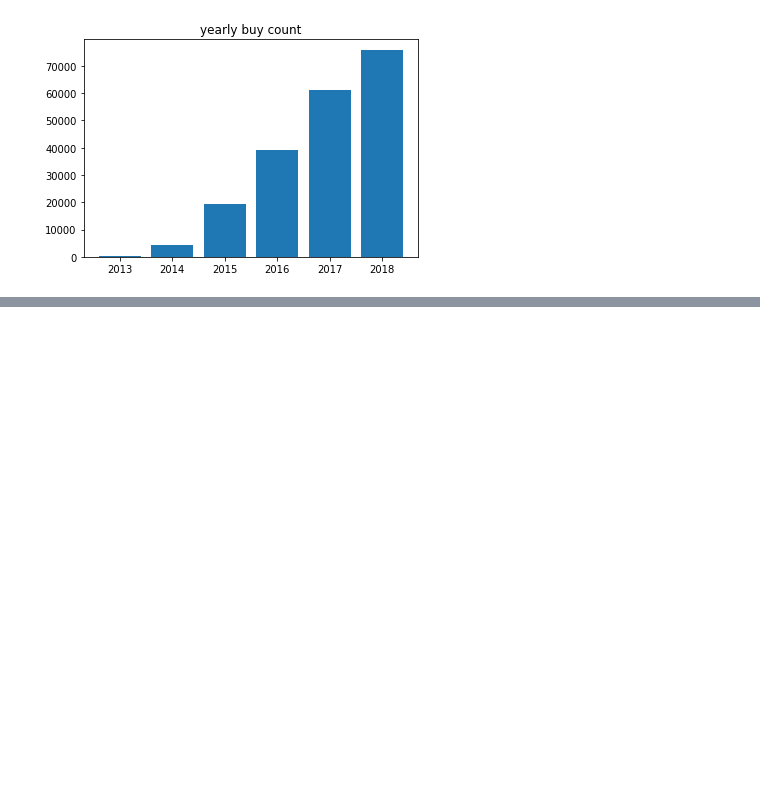
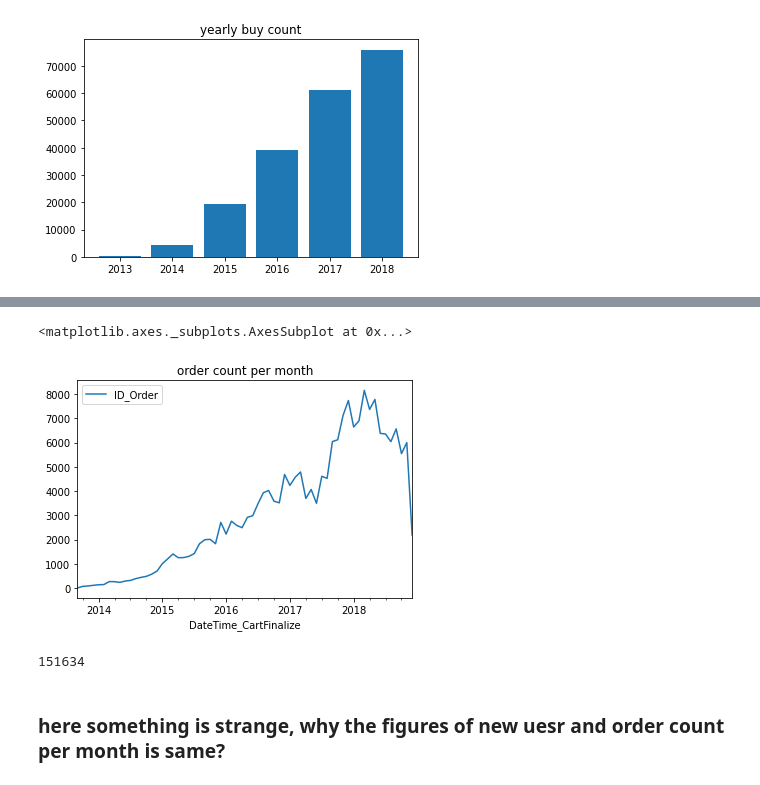
Before and after one commit to MahdiEsrafili/Iran_commercials_analysis, a Jupyter notebook: Digikala_DS/digikala.ipynb, the cells around one changed output, grey strips where cells are left out. Drawn from its saved outputs; the diff is of its cells as text; code cells hidden in the pictures; blank space fills up the shorter version.

```diff
--- a/Digikala_DS/digikala.ipynb
+++ b/Digikala_DS/digikala.ipynb
@@ -450,0 +571,11 @@ data2.head()
+# %%
+order_per_month.plot(title='order count per month')
+# %% [output]
+<matplotlib.axes._subplots.AxesSubplot at 0x...>
+[figure, added]
+# %%
+new_user_per_month.ID_Customer.sum()
+# %% [output]
+151634
+# %% [markdown]
+### here something is strange, why the figures of new uesr and order count per month is same?
```
Also changed, not shown: parts of 22 cells of this notebook, 4 other files.
